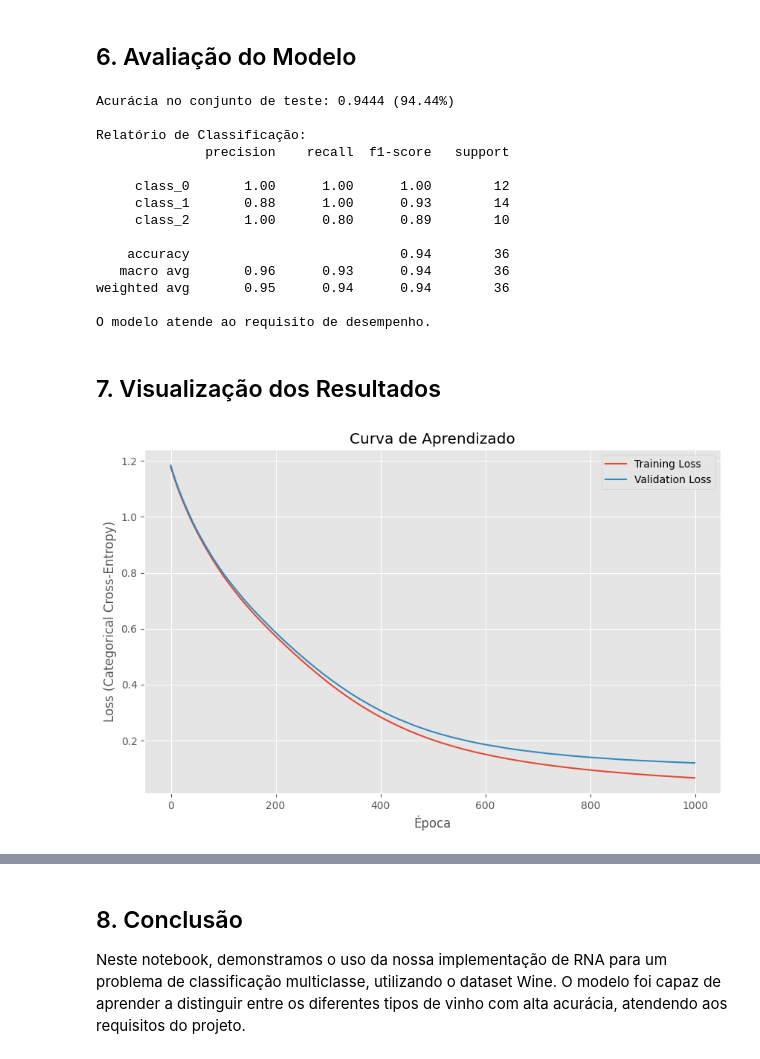
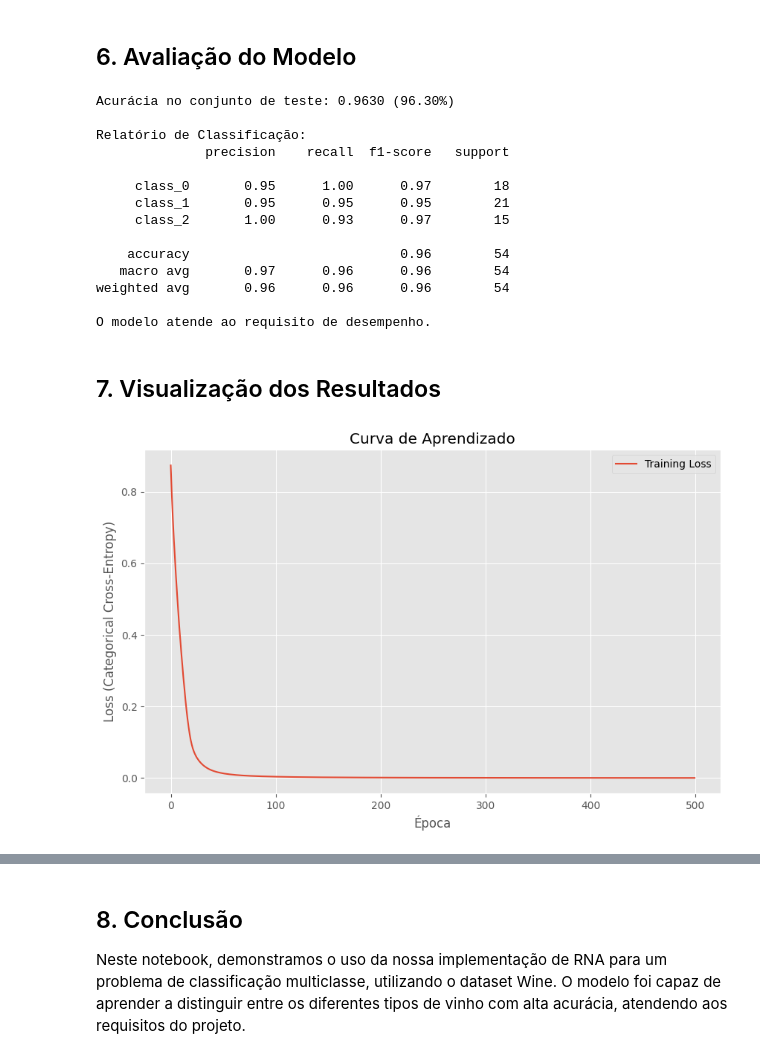
Before and after one commit to pedromandelli/RNA-Implementation, a Jupyter notebook: notebooks/classificacao_multiclasse/classificacao_multiclasse_exemplo.ipynb, the cells around one changed output, grey strips where cells are left out. Saved outputs shown, nothing was run; the diff lists cells and outputs as text; code cells hidden in the pictures.

```diff
--- a/notebooks/classificacao_multiclasse/classificacao_multiclasse_exemplo.ipynb
+++ b/notebooks/classificacao_multiclasse/classificacao_multiclasse_exemplo.ipynb
@@ -108,12 +84,16 @@ Name: count, dtype: int64
+# %%
+# Dividir os dados em treino e teste
+X_train, X_test, y_train, y_test = train_test_split(X_scaled, y_onehot, test_size=0.3, random_state=42, stratify=y)
 # %% [markdown]
 ## 5. Criação e Treinamento do Modelo
 # %%
 n_features = X_train.shape[1]
 n_classes = y_train.shape[1]
 
+# Criar o modelo com a arquitetura adequada para o problema
 model = NeuralNetwork(
-    layer_sizes=[n_features, 10, 10, n_classes], # saída com o número de classes
-    activation_functions=['r'elu', 'relu', 'softmax'] # softmax na saída
+    layer_sizes=[n_features, 10, 10, n_classes], # A saída deve ter o número de classes
+    activation_functions=['relu', 'relu', 'softmax'] # Usar softmax na saída
 )
 
 print("Arquitetura do modelo:")
@@ -122,14 +102,14 @@ print(model)
 Arquitetura do modelo:
 NeuralNetwork(layers=[13, 10, 10, 3], activation=['relu', 'relu', 'softmax'])
 # %%
+# Treinar o modelo
 history = model.fit(
     X_train, y_train,
-    epochs=1000,
+    epochs=500,
     batch_size=16,
-    learning_rate=0.001,
-    loss_function='categorical_crossentropy',
+    learning_rate=0.05,
+    loss_function='categorical_crossentropy', # Usar a perda correta
     optimizer='momentum',
-    verbose=True,
-    validation_data=(X_val, y_val)
+    verbose=True
 )
 # %% [output]
@@ -164,18 +139,18 @@ print(classification_report(y_test_classes, y_pred_classes, target_names=wine.ta
 # Verificar se atende ao requisito do enunciado (erro < 50% -> acurácia > 50%)
 print(f"O modelo {'atende' if accuracy > 0.5 else 'não atende'} ao requisito de desempenho.")
 # %% [output]
-Acurácia no conjunto de teste: 0.9444 (94.44%)
+Acurácia no conjunto de teste: 0.9630 (96.30%)
 
 Relatório de Classificação:
               precision    recall  f1-score   support
 
-     class_0       1.00      1.00      1.00        12
-     class_1       0.88      1.00      0.93        14
-     class_2       1.00      0.80      0.89        10
+     class_0       0.95      1.00      0.97        18
+     class_1       0.95      0.95      0.95        21
+     class_2       1.00      0.93      0.97        15
 
-    accuracy                           0.94        36
-   macro avg       0.96      0.93      0.94        36
-weighted avg       0.95      0.94      0.94        36
+    accuracy                           0.96        54
+   macro avg       0.97      0.96      0.96        54
+weighted avg       0.96      0.96      0.96        54
 
 O modelo atende ao requisito de desempenho.
 # %% [markdown]
@@ -183,16 +158,14 @@ O modelo atende ao requisito de desempenho.
 # %%
 # Visualizar a curva de aprendizado
 plt.figure(figsize=(10, 6))
 plt.plot(history['loss'], label='Training Loss')
-if 'val_loss' in history:
-    plt.plot(history['val_loss'], label='Validation Loss')
 plt.title('Curva de Aprendizado')
 plt.xlabel('Época')
 plt.ylabel('Loss (Categorical Cross-Entropy)')
 plt.legend()
 plt.show()
 # %% [output]
-[figure, old version]
+[figure, new version]
 # %%
 # Visualizar a Matriz de Confusão
 cm = confusion_matrix(y_test_classes, y_pred_classes)
```
Also changed, not shown: parts of 5 cells of this notebook, 2 other files.
